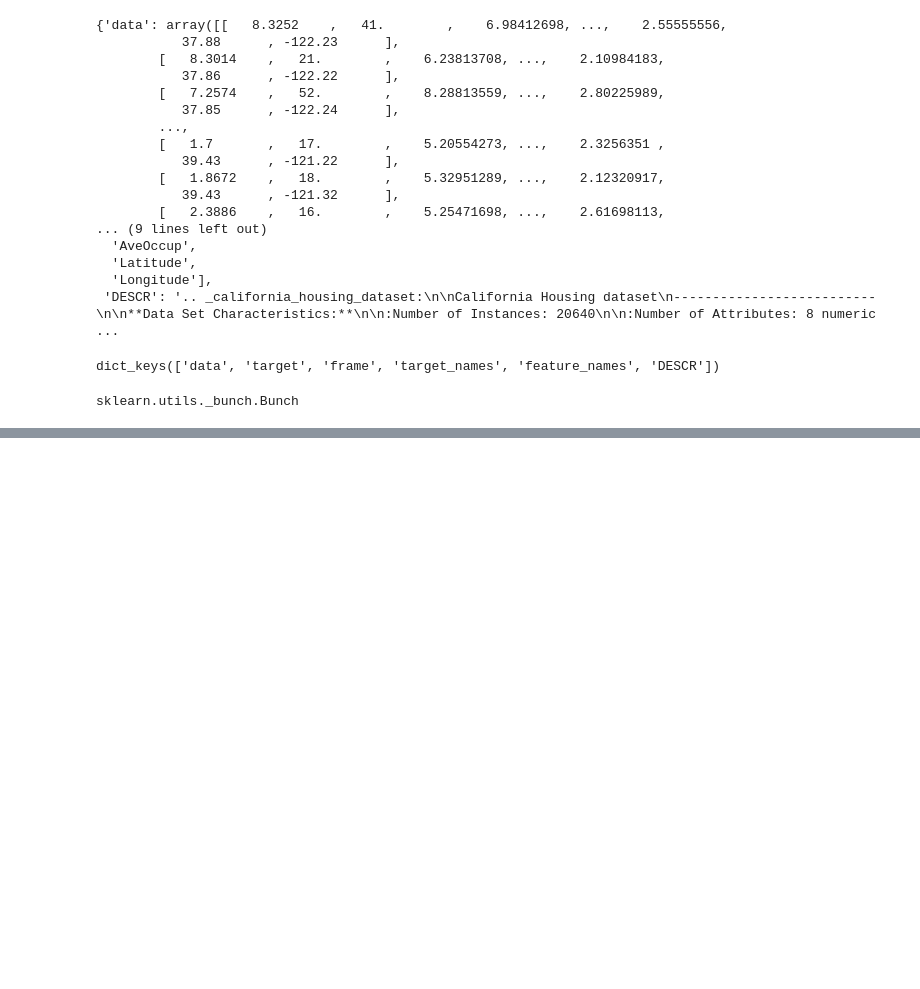
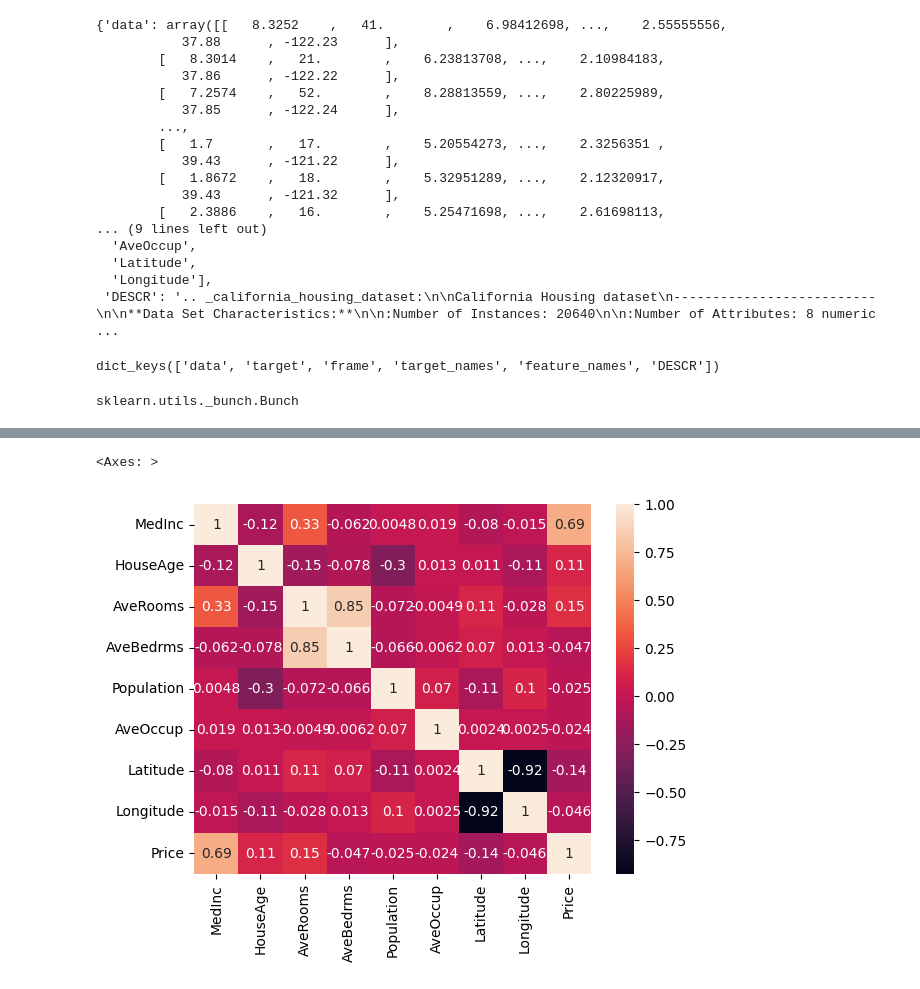
Before and after one commit to bensbasil/ML-Course, a Jupyter notebook: ProjectLifeCycleImplementation/multiplelinearregression.ipynb, the cells around one changed output, grey strips where cells are left out. Drawn from its saved outputs; the diff is of its cells as text; code cells hidden in the pictures; blank space fills up the shorter version.

```diff
--- a/ProjectLifeCycleImplementation/multiplelinearregression.ipynb
+++ b/ProjectLifeCycleImplementation/multiplelinearregression.ipynb
@@ -38,0 +158,6 @@ sklearn.utils._bunch.Bunch
+# %%
+import seaborn as sns
+sns.heatmap(dataset.corr(),annot=True)
+# %% [output]
+<Axes: >
+[figure, added]
```
Also changed, not shown: parts of 40 cells of this notebook, 3 other files.
